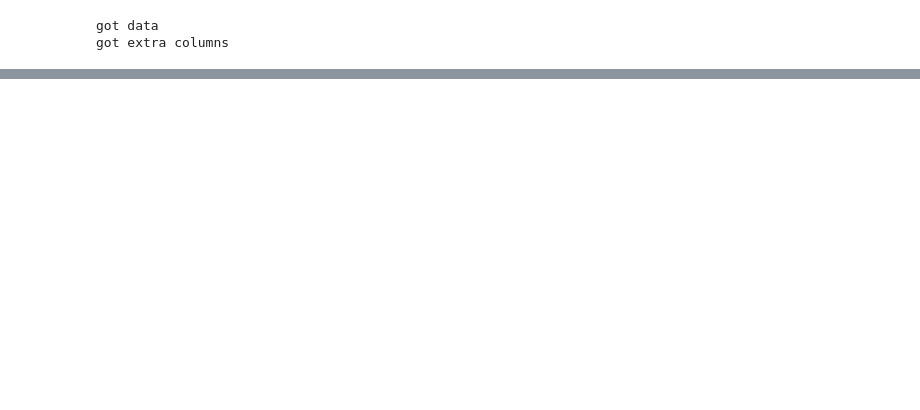
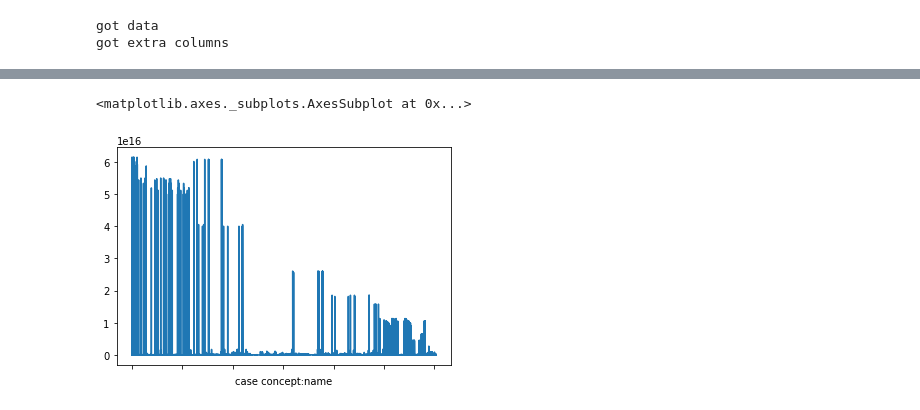
Before and after one commit to dbl-process-mining-group-7/Time-Cycle-Prediction-Tool, a Jupyter notebook: new_naive.ipynb, the cells around one changed output, grey strips where cells are left out. Saved outputs shown, nothing was run; the diff lists cells and outputs as text; code cells hidden in the pictures; blank space fills up the shorter version.

```diff
--- a/new_naive.ipynb
+++ b/new_naive.ipynb
@@ -180,0 +238,6 @@ train_df[(train_df['event time:timestamp'] > 2002.08) & (train_df['event time:ti
+# %%
+test_df['error'] = test_df['estimator2']-test_df['time-to-end']
+test_df.sort_values('event time:timestamp')['error'].apply(lambda a : a**2).plot()
+# %% [output]
+<matplotlib.axes._subplots.AxesSubplot at 0x...>
+[figure, added]
```
Also changed, not shown: parts of 25 cells of this notebook, 2 other files.
